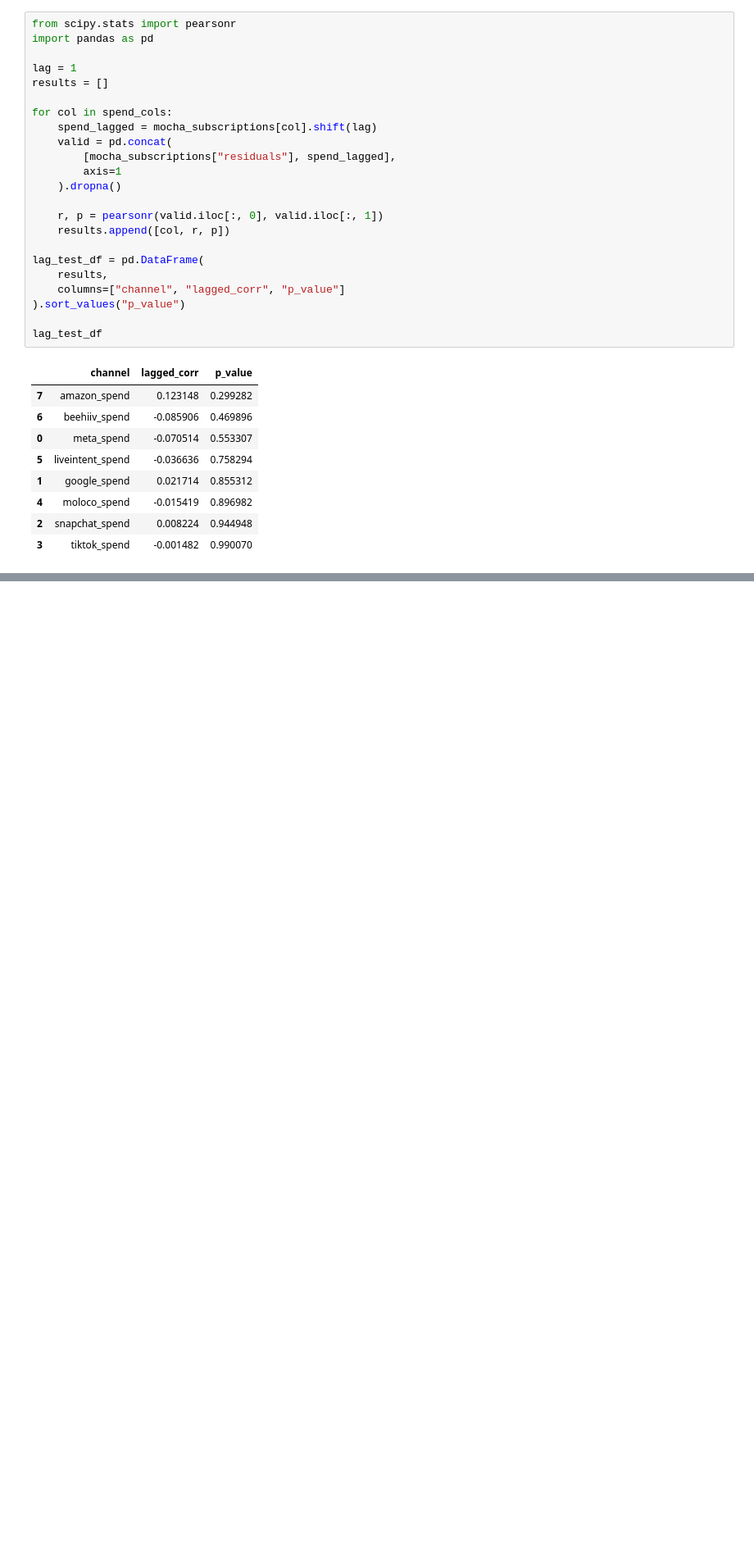
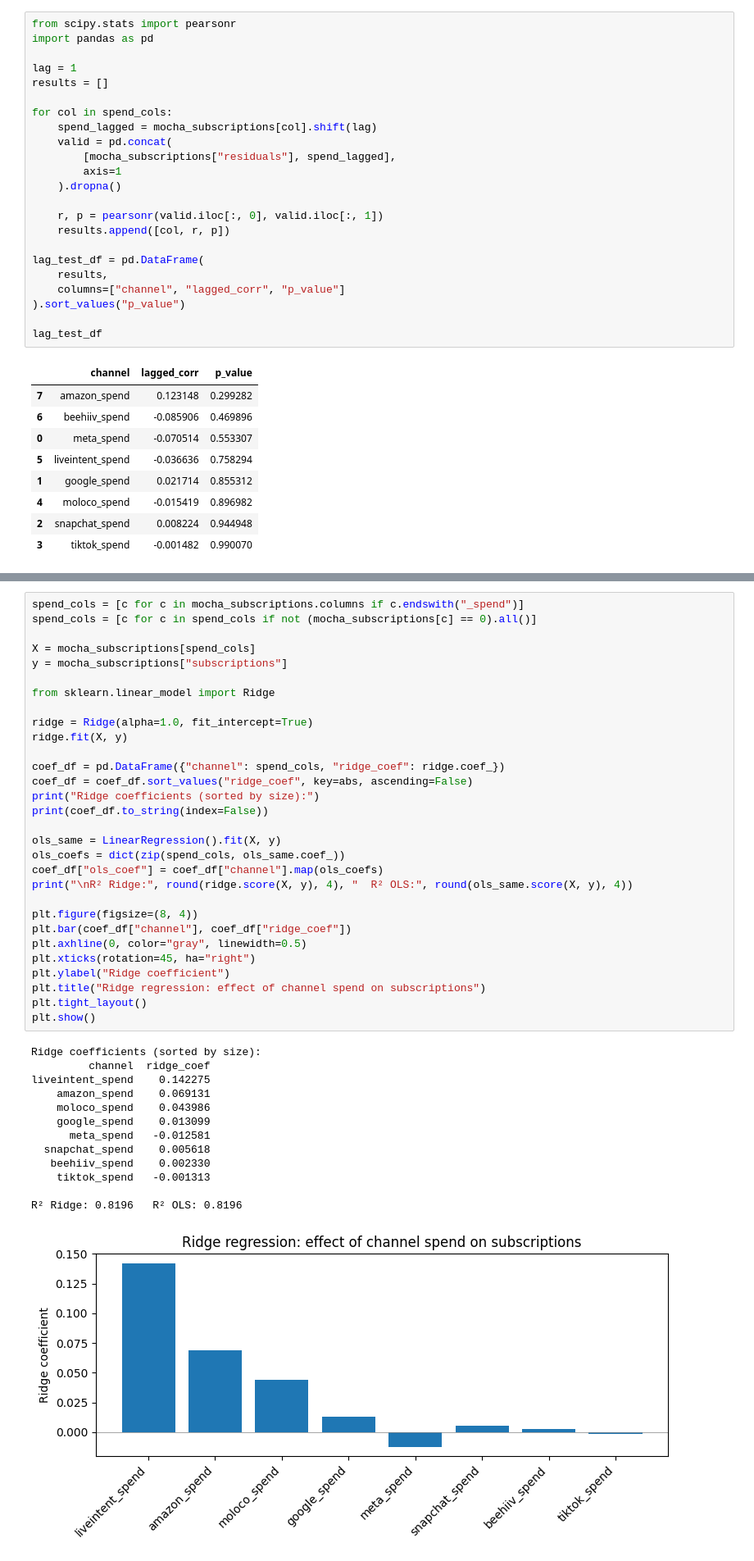
Before and after one commit to pstat197/BlueAlpha3-Synergy-Analysis, a Jupyter notebook: scripts/correlation_analysis.ipynb, the cells around one changed output, grey strips where cells are left out. Shown at 82% size. Cells and saved outputs as stored; diff of their text form; blank space fills up the shorter version.

Commit message:
alex D ridge regression model

```diff
--- a/scripts/correlation_analysis.ipynb
+++ b/scripts/correlation_analysis.ipynb
@@ -415,0 +418,44 @@ dtype: float64
+# %%
+spend_cols = [c for c in mocha_subscriptions.columns if c.endswith("_spend")]
+spend_cols = [c for c in spend_cols if not (mocha_subscriptions[c] == 0).all()]
+
+X = mocha_subscriptions[spend_cols]
+y = mocha_subscriptions["subscriptions"]
+
+from sklearn.linear_model import Ridge
+
+ridge = Ridge(alpha=1.0, fit_intercept=True)
+ridge.fit(X, y)
+
+coef_df = pd.DataFrame({"channel": spend_cols, "ridge_coef": ridge.coef_})
+coef_df = coef_df.sort_values("ridge_coef", key=abs, ascending=False)
+print("Ridge coefficients (sorted by size):")
+print(coef_df.to_string(index=False))
+
+ols_same = LinearRegression().fit(X, y)
+ols_coefs = dict(zip(spend_cols, ols_same.coef_))
+coef_df["ols_coef"] = coef_df["channel"].map(ols_coefs)
+print("\nR² Ridge:", round(ridge.score(X, y), 4), "  R² OLS:", round(ols_same.score(X, y), 4))
+
+plt.figure(figsize=(8, 4))
+plt.bar(coef_df["channel"], coef_df["ridge_coef"])
+plt.axhline(0, color="gray", linewidth=0.5)
+plt.xticks(rotation=45, ha="right")
+plt.ylabel("Ridge coefficient")
+plt.title("Ridge regression: effect of channel spend on subscriptions")
+plt.tight_layout()
+plt.show()
+# %% [output]
+Ridge coefficients (sorted by size):
+         channel  ridge_coef
+liveintent_spend    0.142275
+    amazon_spend    0.069131
+    moloco_spend    0.043986
+    google_spend    0.013099
+      meta_spend   -0.012581
+  snapchat_spend    0.005618
+   beehiiv_spend    0.002330
+    tiktok_spend   -0.001313
+
+R² Ridge: 0.8196   R² OLS: 0.8196
+[figure, added]
```
Also changed, not shown: parts of 11 cells of this notebook.
